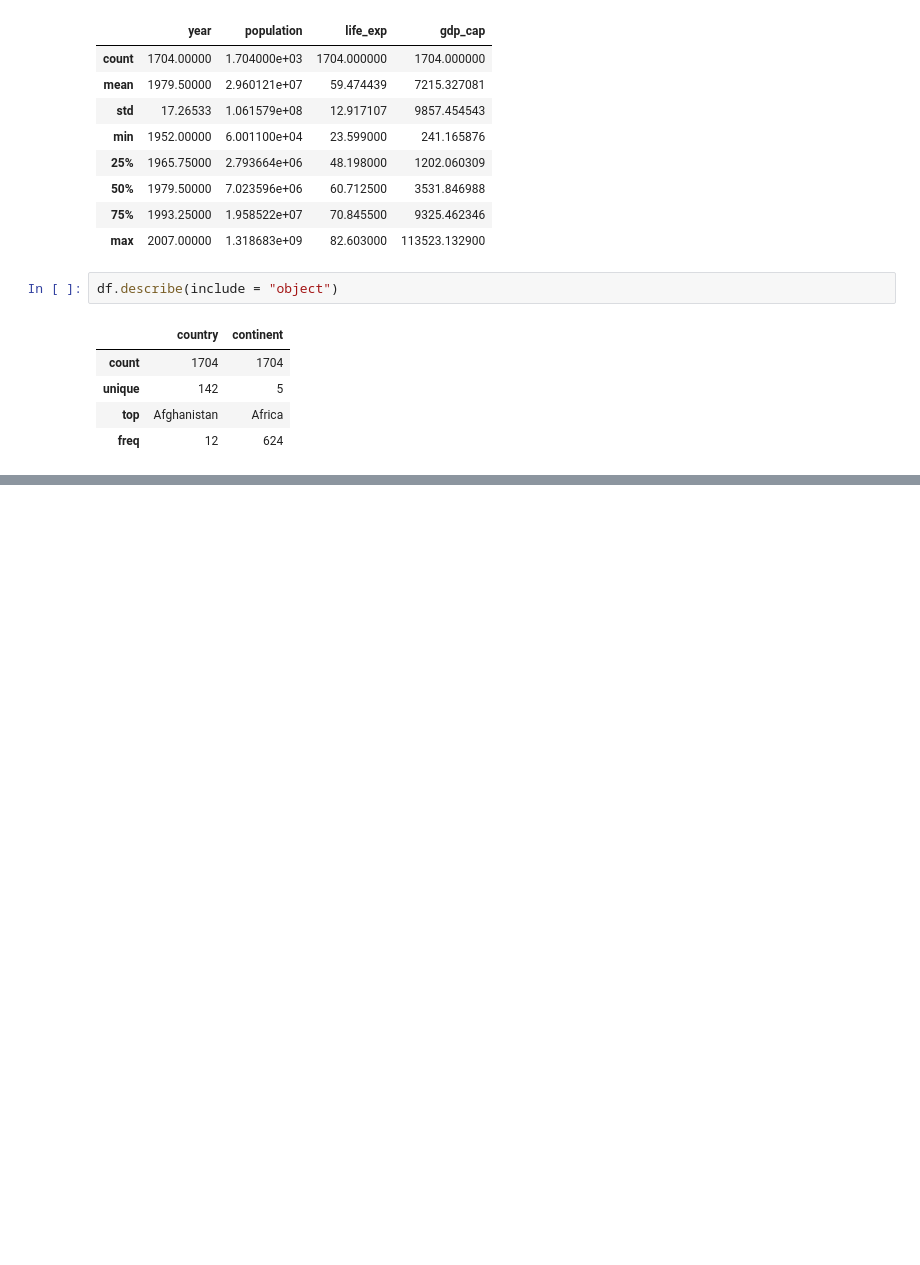
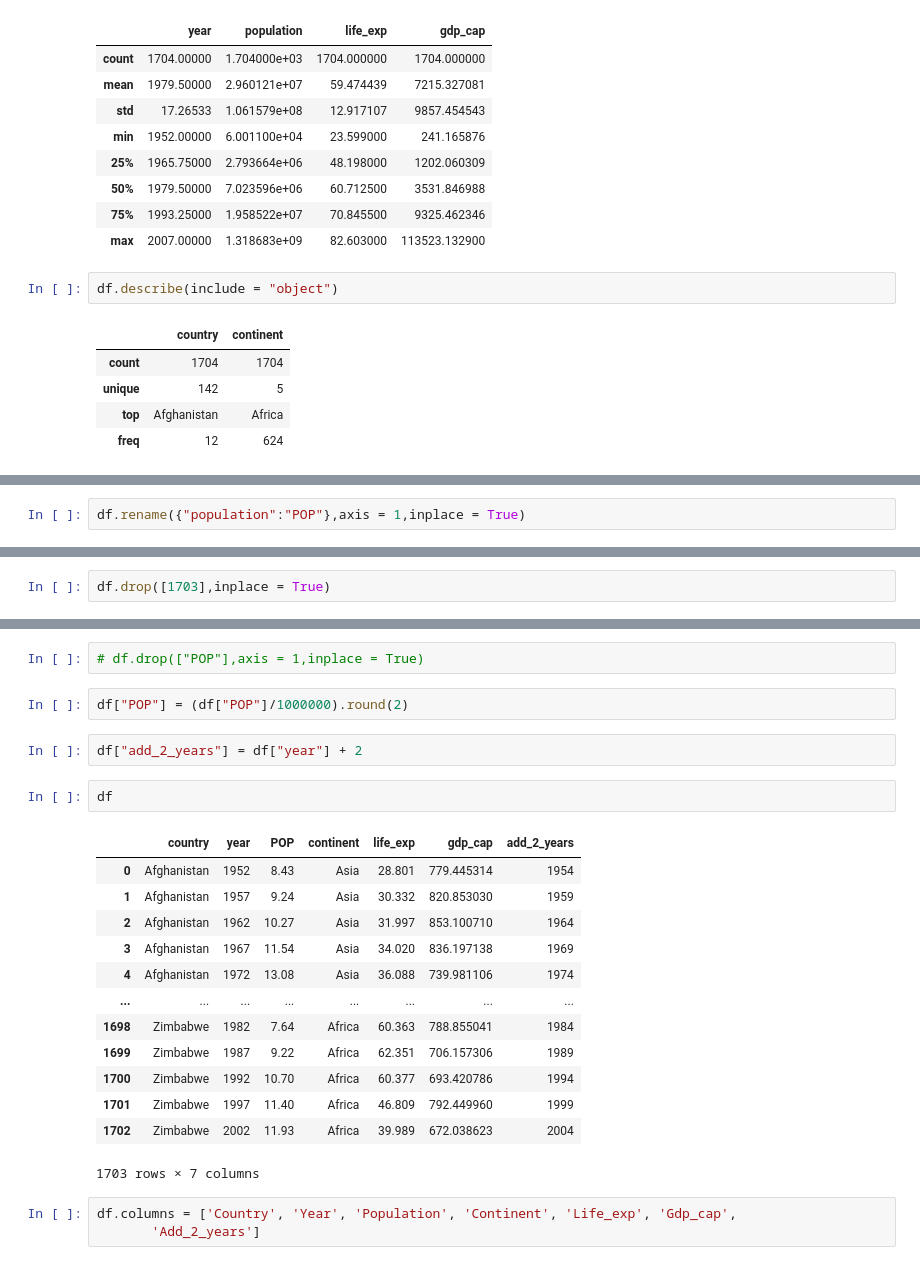
Before and after one commit to naynishb/farmers_market, a Jupyter notebook: mit/pandas.ipynb, the cells around one changed output, grey strips where cells are left out. Saved outputs shown, nothing was run; the diff lists cells and outputs as text; blank space fills up the shorter version.

```diff
--- a/mit/pandas.ipynb
+++ b/mit/pandas.ipynb
@@ -128,0 +249,2 @@ df.describe(include = "object")
+# %%
+df.rename({"population":"POP"},axis = 1,inplace = True)
@@ -128,0 +267,2 @@ df.describe(include = "object")
+# %%
+df.drop([1703],inplace = True)
@@ -128,0 +285,25 @@ df.describe(include = "object")
+# %%
+# df.drop(["POP"],axis = 1,inplace = True)
+# %%
+df["POP"] = (df["POP"]/1000000).round(2)
+# %%
+df["add_2_years"] = df["year"] + 2
+# %%
+df
+# %% [output]
+|  | country | year | POP | continent | life_exp | gdp_cap | add_2_years |
+| 0 | Afghanistan | 1952 | 8.43 | Asia | 28.801 | 779.445314 | 1954 |
+| 1 | Afghanistan | 1957 | 9.24 | Asia | 30.332 | 820.853030 | 1959 |
+| 2 | Afghanistan | 1962 | 10.27 | Asia | 31.997 | 853.100710 | 1964 |
+| 3 | Afghanistan | 1967 | 11.54 | Asia | 34.020 | 836.197138 | 1969 |
+| 4 | Afghanistan | 1972 | 13.08 | Asia | 36.088 | 739.981106 | 1974 |
+| ... | ... | ... | ... | ... | ... | ... | ... |
+| 1698 | Zimbabwe | 1982 | 7.64 | Africa | 60.363 | 788.855041 | 1984 |
+| 1699 | Zimbabwe | 1987 | 9.22 | Africa | 62.351 | 706.157306 | 1989 |
+| 1700 | Zimbabwe | 1992 | 10.70 | Africa | 60.377 | 693.420786 | 1994 |
+| 1701 | Zimbabwe | 1997 | 11.40 | Africa | 46.809 | 792.449960 | 1999 |
+| 1702 | Zimbabwe | 2002 | 11.93 | Africa | 39.989 | 672.038623 | 2004 |
+1703 rows × 7 columns
+# %%
+df.columns = ['Country', 'Year', 'Population', 'Continent', 'Life_exp', 'Gdp_cap',
+       'Add_2_years']
```
Also changed, not shown: parts of 24 cells of this notebook.
